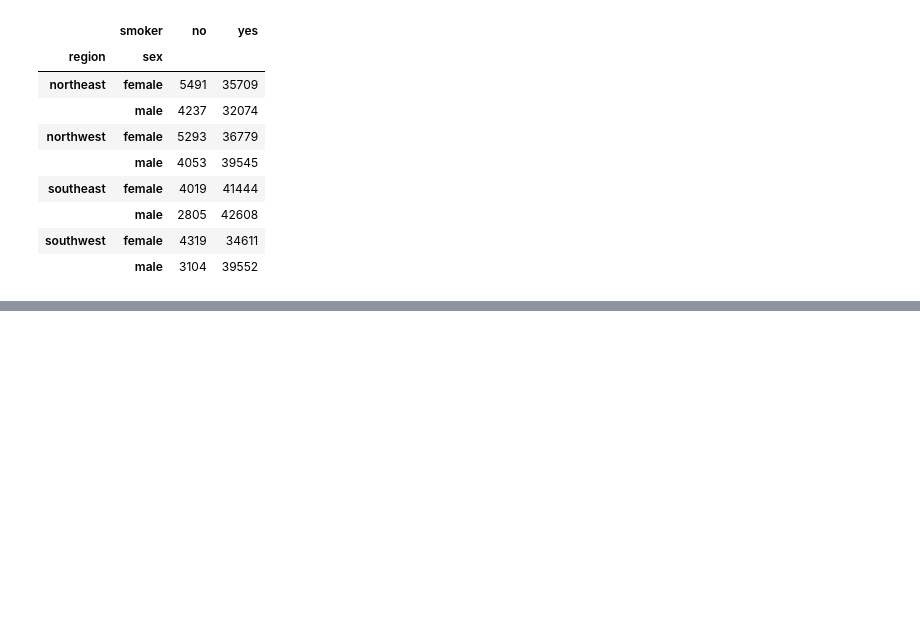
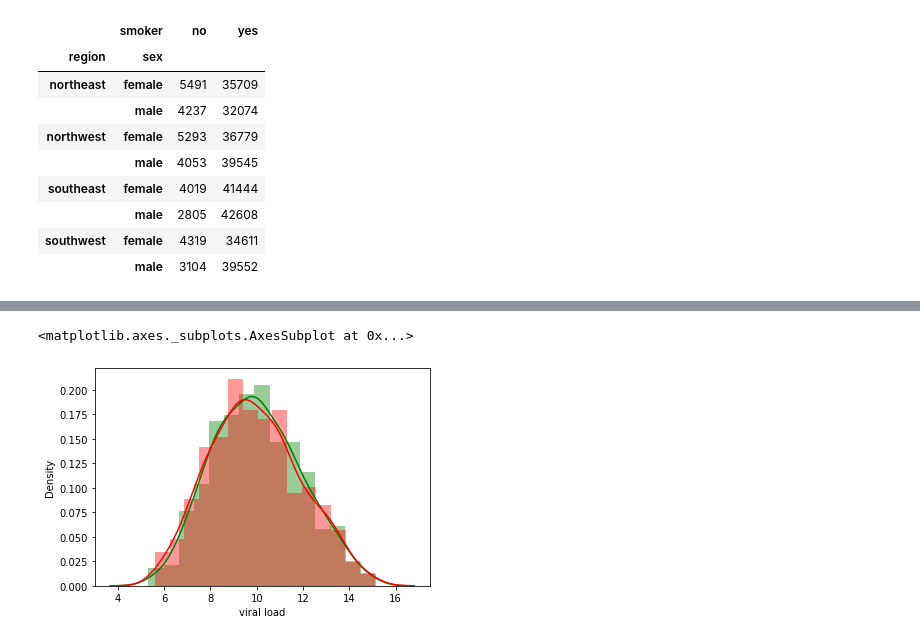
Before and after one commit to pkmariya/Scaler01, a Jupyter notebook: Apollo_CaseStudy_Mariya_DSML22.ipynb, the cells around one changed output, grey strips where cells are left out. Cells and saved outputs as stored; diff of their text form; code cells hidden in the pictures; blank space fills up the shorter version.

```diff
--- a/Apollo_CaseStudy_Mariya_DSML22.ipynb
+++ b/Apollo_CaseStudy_Mariya_DSML22.ipynb
@@ -429,0 +492,6 @@ hosp_charge_min_by_region
+# %%
+sns.distplot(male_sample, color='green')
+sns.distplot(female_sample, color='red')
+# %% [output]
+<matplotlib.axes._subplots.AxesSubplot at 0x...>
+[figure, added]
```
Also changed, not shown: parts of 11 cells of this notebook.
